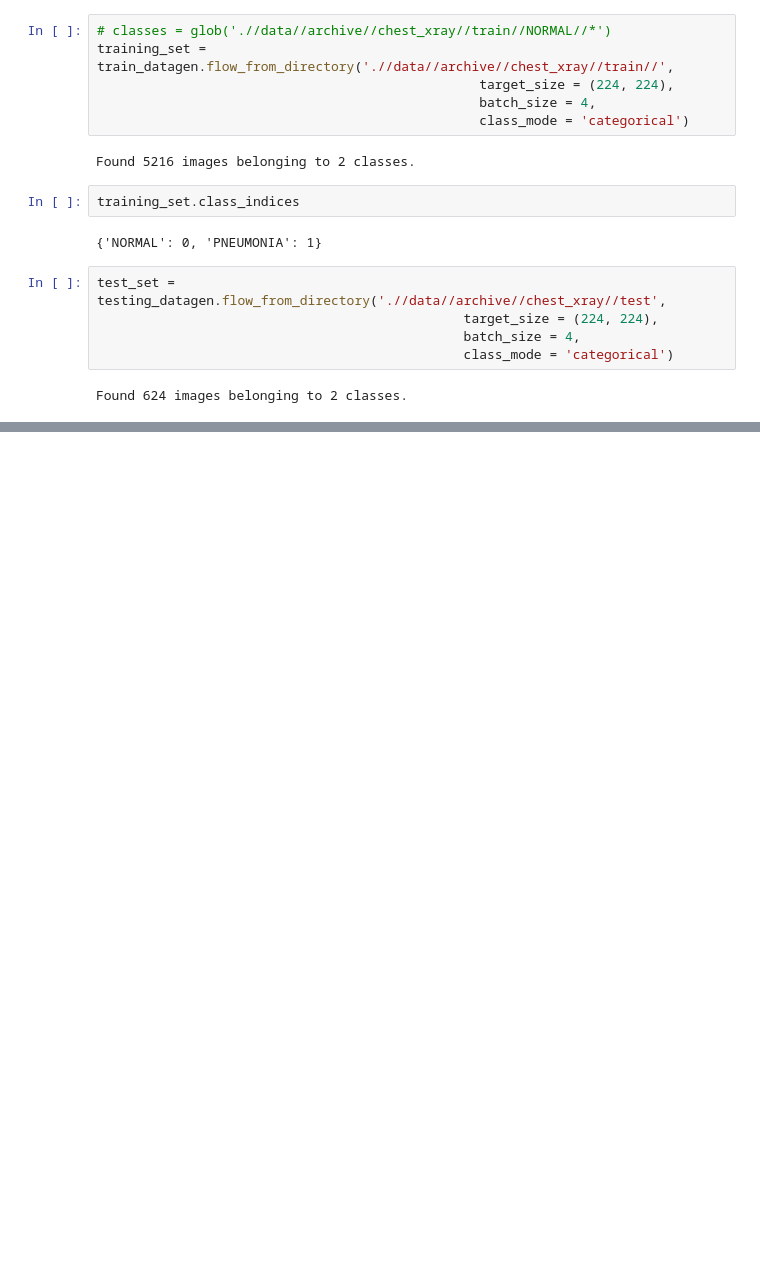
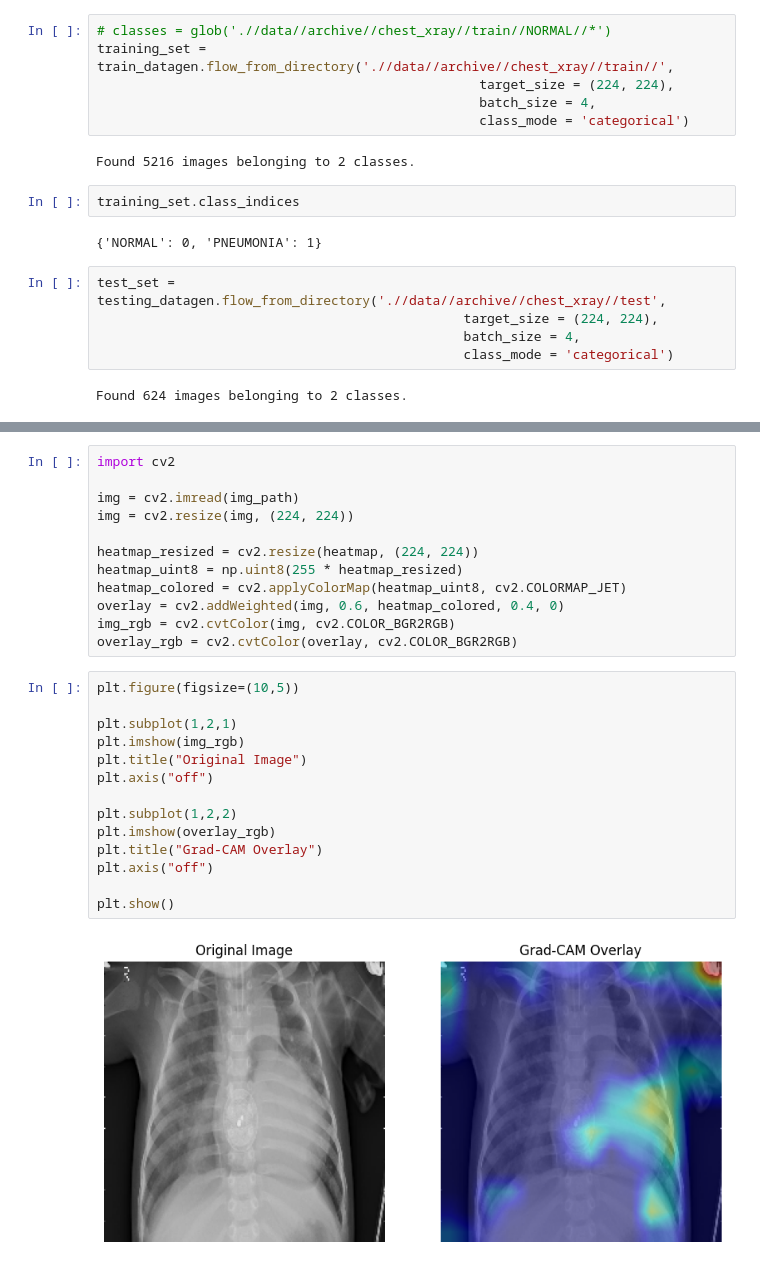
Before and after one commit to meltonzheng/cxr-pna-toy, a Jupyter notebook: Main.ipynb, the cells around one changed output, grey strips where cells are left out. Cells and saved outputs as stored; diff of their text form; blank space fills up the shorter version.

```diff
--- a/Main.ipynb
+++ b/Main.ipynb
@@ -121,0 +274,28 @@ KeyboardInterrupt:
+# %%
+import cv2
+
+img = cv2.imread(img_path)
+img = cv2.resize(img, (224, 224))
+
+heatmap_resized = cv2.resize(heatmap, (224, 224))
+heatmap_uint8 = np.uint8(255 * heatmap_resized)
+heatmap_colored = cv2.applyColorMap(heatmap_uint8, cv2.COLORMAP_JET)
+overlay = cv2.addWeighted(img, 0.6, heatmap_colored, 0.4, 0)
+img_rgb = cv2.cvtColor(img, cv2.COLOR_BGR2RGB)
+overlay_rgb = cv2.cvtColor(overlay, cv2.COLOR_BGR2RGB)
+# %%
+plt.figure(figsize=(10,5))
+
+plt.subplot(1,2,1)
+plt.imshow(img_rgb)
+plt.title("Original Image")
+plt.axis("off")
+
+plt.subplot(1,2,2)
+plt.imshow(overlay_rgb)
+plt.title("Grad-CAM Overlay")
+plt.axis("off")
+
+plt.show()
+# %% [output]
+[figure, added]
```
Also changed, not shown: parts of 23 cells of this notebook, 18 other files.
